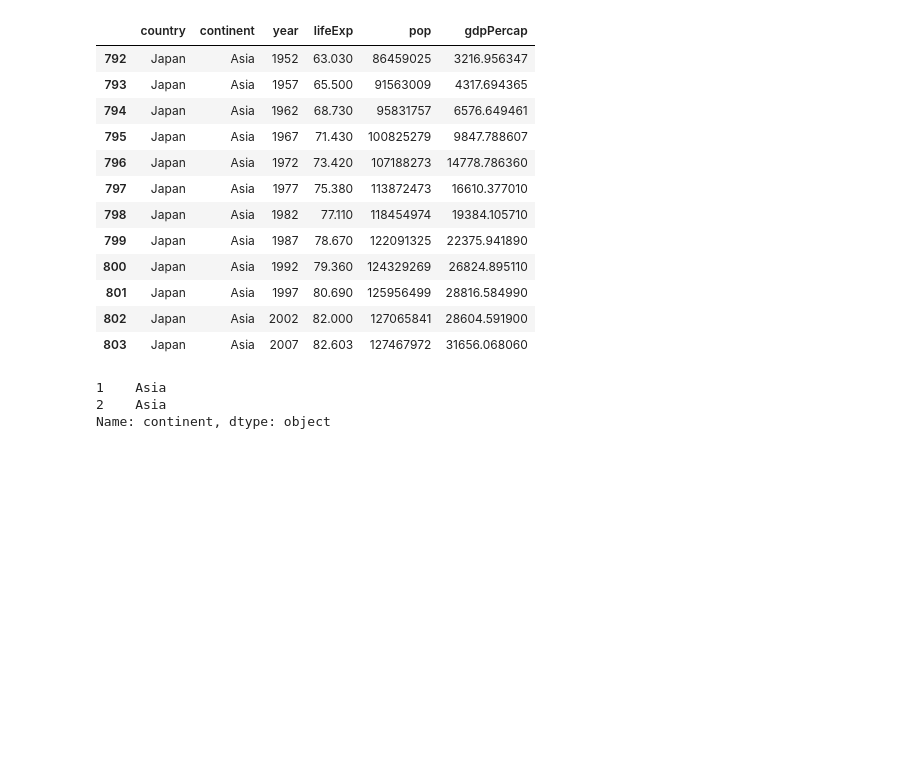
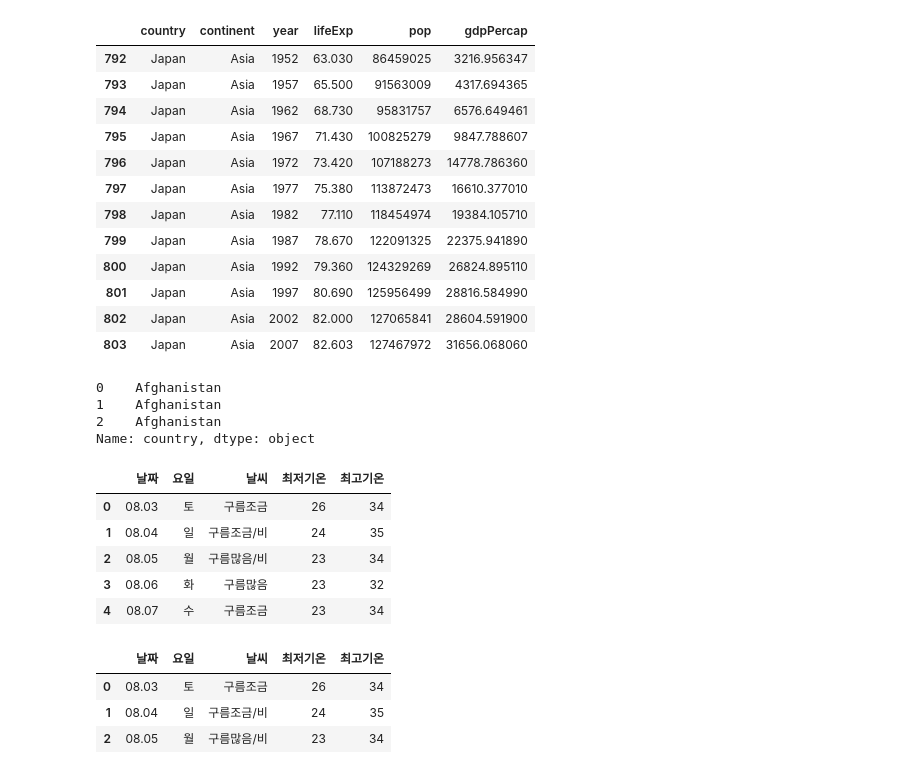
Before and after one commit to wag192625/new, a Jupyter notebook: 110일차 (판다스 설명2).ipynb, the cells around one changed output. Saved outputs shown, nothing was run; the diff lists cells and outputs as text; code cells hidden in the pictures; blank space fills up the shorter version.

```diff
--- a/110일차 (판다스 설명2).ipynb
+++ b/110일차 (판다스 설명2).ipynb
@@ -905,12 +905,40 @@ pd.DataFrame(df,columns=['country','continent','year'])
 # 5. continent, year, country 데이터 추출
 pd.DataFrame(df,columns=['continent','year', 'country'])
 # iloc, loc을 사용하여 자유자재로 추출
-df['continent'].iloc[1:3]
+df['continent'].iloc[0:3]
+df['country'].iloc[0:3]
 # %% [output]
-1    Asia
-2    Asia
-Name: continent, dtype: object
+0    Afghanistan
+1    Afghanistan
+2    Afghanistan
+Name: country, dtype: object
 # %%
 # 행과 열에 라벨을 가지는 5x5 이상의 크기를 가지는 데이터 프레임을 생성
 # 10가지 이상의 방법으로 특정한 행과 열을 선택하기
 # 데이터셋은 자유롭게 생성(성적, 국가 데이터, 주식, 의료 데이터 등 다양하게 활용 혹은 생성)
+
+import pandas as pd
+import numpy as np
+
+data = {"날짜": ['08.03', '08.04', '08.05', '08.06', '08.07'],
+        "요일": ['토','일','월','화','수'],
+        "날씨": ['구름조금','구름조금/비','구름많음/비','구름많음','구름조금'],
+        "최저기온": [26,24,23,23,23],
+        "최고기온": [34,35,34,32,34]
+        }
+frame = pd.DataFrame(data)
+frame
+# %% [output]
+|  | 날짜 | 요일 | 날씨 | 최저기온 | 최고기온 |
+| 0 | 08.03 | 토 | 구름조금 | 26 | 34 |
+| 1 | 08.04 | 일 | 구름조금/비 | 24 | 35 |
+| 2 | 08.05 | 월 | 구름많음/비 | 23 | 34 |
+| 3 | 08.06 | 화 | 구름많음 | 23 | 32 |
+| 4 | 08.07 | 수 | 구름조금 | 23 | 34 |
+# %%
+frame.head(3)
+# %% [output]
+|  | 날짜 | 요일 | 날씨 | 최저기온 | 최고기온 |
+| 0 | 08.03 | 토 | 구름조금 | 26 | 34 |
+| 1 | 08.04 | 일 | 구름조금/비 | 24 | 35 |
+| 2 | 08.05 | 월 | 구름많음/비 | 23 | 34 |
```
Also changed, not shown: parts of 10 cells of this notebook, 5 other files.
